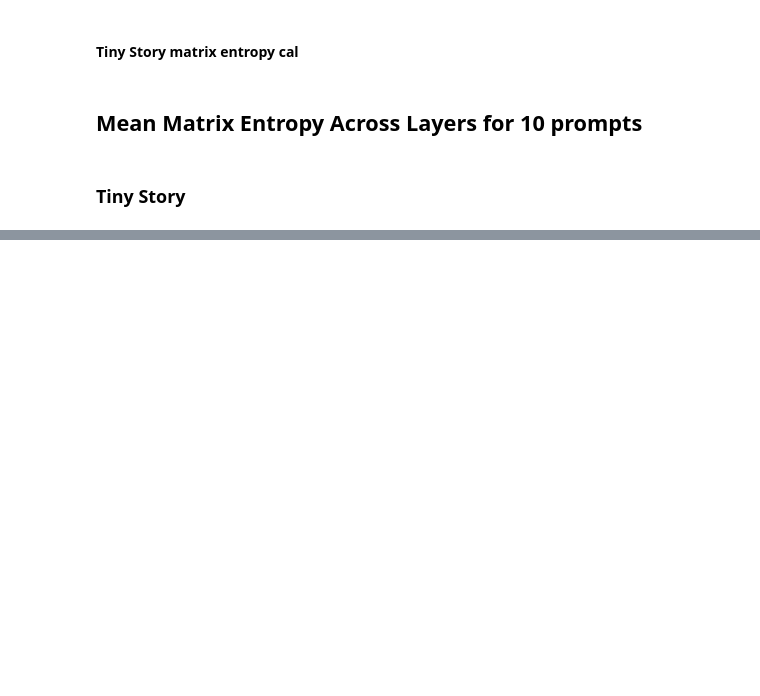
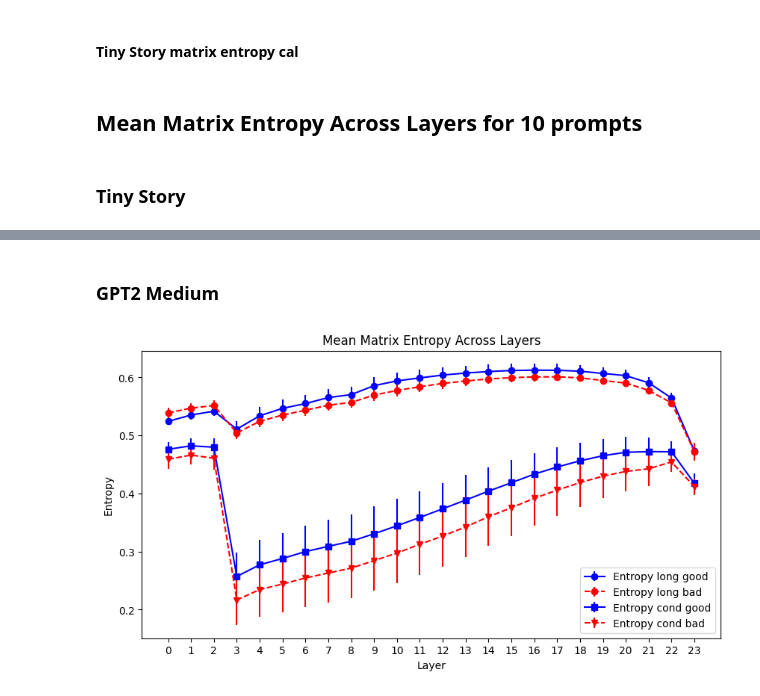
Before and after one commit to YichongLiang/Exploring-Matrix-Entropy-Across-LLM-Layers, a Jupyter notebook: main.ipynb, the cells around one changed output, grey strips where cells are left out. Saved outputs shown, nothing was run; the diff lists cells and outputs as text; code cells hidden in the pictures; blank space fills up the shorter version.

```diff
--- a/main.ipynb
+++ b/main.ipynb
@@ -390,0 +373,15 @@ plt.show()
+# %% [markdown]
+### GPT2 Medium
+# %%
+plot_across_layers(
+    Entropy_GPT_m_good_long_mean,
+    Entropy_GPT_m_good_long_std,
+    Entropy_GPT_m_bad_long_mean,
+    Entropy_GPT_m_bad_long_std,
+    Entropy_GPT_m_good_cond_mean,
+    Entropy_GPT_m_good_cond_std,
+    Entropy_GPT_m_bad_cond_mean,
+    Entropy_GPT_m_bad_cond_std
+)
+# %% [output]
+[figure, added]
```
Also changed, not shown: parts of 10 cells of this notebook.
